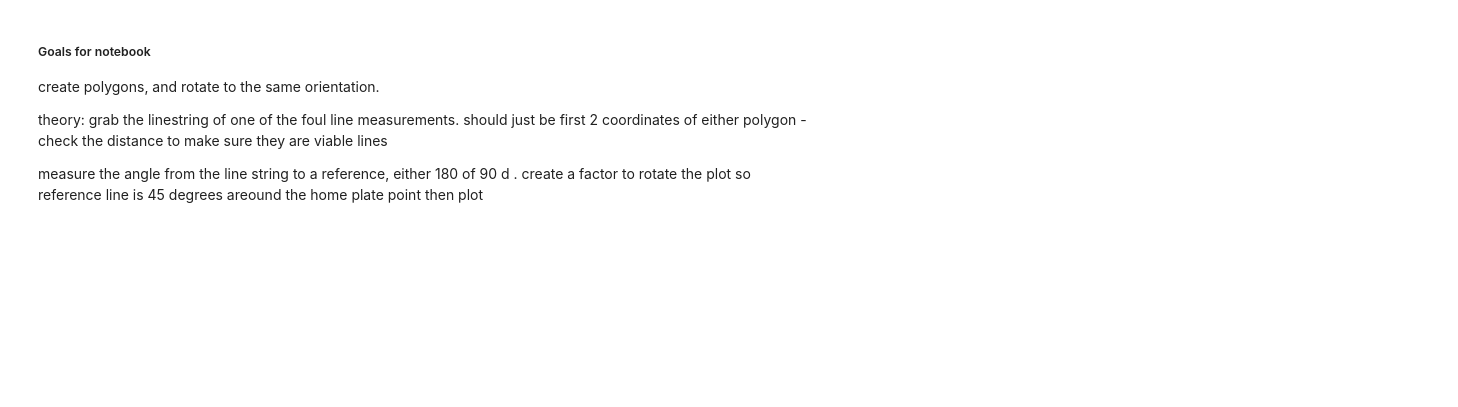
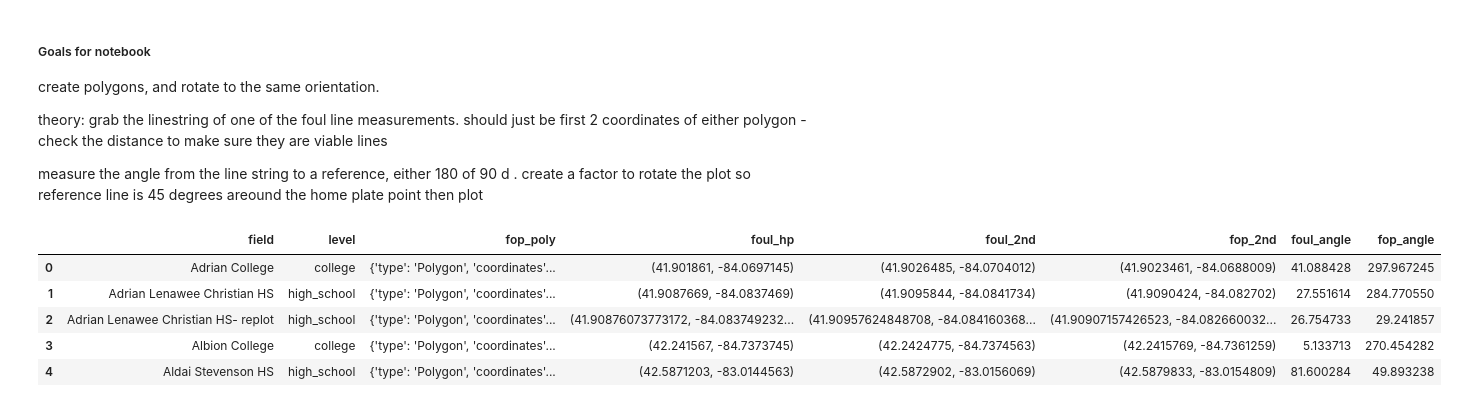
Before and after one commit to JSmith1826/BB_parks, a Jupyter notebook: shapely_plot_workbook.ipynb, the cells around one changed output. Cells and saved outputs as stored; diff of their text form; code cells hidden in the pictures; blank space fills up the shorter version.

```diff
--- a/shapely_plot_workbook.ipynb
+++ b/shapely_plot_workbook.ipynb
@@ -103,3 +103,57 @@ df['field'] = df['field'].str.replace(r'- $', '')
 
 df['foul_poly'] = df['foul'].apply(lambda x: {'type': 'Polygon', 'coordinates': [[tuple(map(float, coord.split(','))) for coord in x.split()]]})
 df['fop_poly'] = df['fop'].apply(lambda x: {'type': 'Polygon', 'coordinates': [[tuple(map(float, coord.split(','))) for coord in x.split()]]})
+# %%
+############ TRANSFORM ###############
+
+
+# get home plate coords for each foul and fop
+## this will be the first coordinate in the list of coordinates
+
+df['foul_hp'] = df['foul'].apply(lambda x: tuple(map(float, x.split(',')[0:2])))
+df['fop_hp'] = df['fop'].apply(lambda x: tuple(map(float, x.split(',')[0:2])))
+
+# FLIP THE COORDINATES
+df['foul_hp'] = df['foul_hp'].apply(lambda x: (x[1], x[0]))
+df['fop_hp'] = df['fop_hp'].apply(lambda x: (x[1], x[0]))
+
+## Drop the extra zeros from the coordinates in the foul and fop columns
+df['foul'] = df['foul'].apply(lambda x: x.replace(',0', ','))
+df['fop'] = df['fop'].apply(lambda x: x.replace(',0', ','))
+
+## get the second coordinate in the list of coordinates
+df['foul_2nd'] = df['foul'].apply(lambda x: tuple(map(float, x.split(',')[3:5])))
+df['fop_2nd'] = df['fop'].apply(lambda x: tuple(map(float, x.split(',')[3:5])))
+
+## Create a line from home plate to the second coordinate
+df['foul_line'] = df.apply(lambda x: {'type': 'LineString', 'coordinates': [x['foul_hp'], x['foul_2nd']]}, axis=1)
+df['fop_line'] = df.apply(lambda x: {'type': 'LineString', 'coordinates': [x['fop_hp'], x['fop_2nd']]}, axis=1)
+
+
+
+## Calulate the angle relative to horizontal of the foul and fop lines
+import math
+
+def angle(x1, y1, x2, y2):
+    dx = x2 - x1
+    dy = y2 - y1
+    rads = math.atan2(-dy,dx)
+    rads %= 2*math.pi
+    degs = math.degrees(rads)
+    return degs
+
+df['foul_angle'] = df.apply(lambda x: angle(x['foul_hp'][0], x['foul_hp'][1], x['foul_2nd'][0], x['foul_2nd'][1]), axis=1)
+df['fop_angle'] = df.apply(lambda x: angle(x['fop_hp'][0], x['fop_hp'][1], x['fop_2nd'][0], x['fop_2nd'][1]), axis=1)
+
+
+# Drop unnessisary columns
+df = df.drop(['foul_poly', 'fop', 'foul', 'fop_hp', 'foul_line', 'fop_line'], axis=1)
+
+df.head()
+# %% [output]
+|  | field | level | fop_poly | foul_hp | foul_2nd | fop_2nd | foul_angle | fop_angle |
+| 0 | Adrian College | college | {'type': 'Polygon', 'coordinates'... | (41.901861, -84.0697145) | (41.9026485, -84.0704012) | (41.9023461, -84.0688009) | 41.088428 | 297.967245 |
+| 1 | Adrian Lenawee Christian HS | high_school | {'type': 'Polygon', 'coordinates'... | (41.9087669, -84.0837469) | (41.9095844, -84.0841734) | (41.9090424, -84.082702) | 27.551614 | 284.770550 |
+| 2 | Adrian Lenawee Christian HS- replot | high_school | {'type': 'Polygon', 'coordinates'... | (41.90876073773172, -84.083749232... | (41.90957624848708, -84.084160368... | (41.90907157426523, -84.082660032... | 26.754733 | 29.241857 |
+| 3 | Albion College | college | {'type': 'Polygon', 'coordinates'... | (42.241567, -84.7373745) | (42.2424775, -84.7374563) | (42.2415769, -84.7361259) | 5.133713 | 270.454282 |
+| 4 | Aldai Stevenson HS | high_school | {'type': 'Polygon', 'coordinates'... | (42.5871203, -83.0144563) | (42.5872902, -83.0156069) | (42.5879833, -83.0154809) | 81.600284 | 49.893238 |
```
Also changed, not shown: parts of 9 cells of this notebook.
